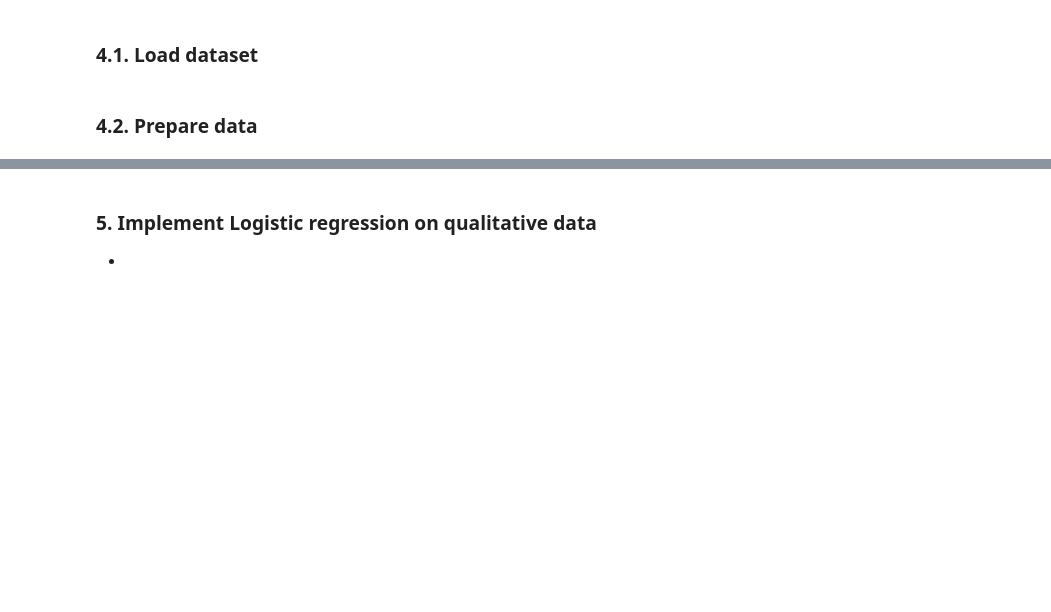
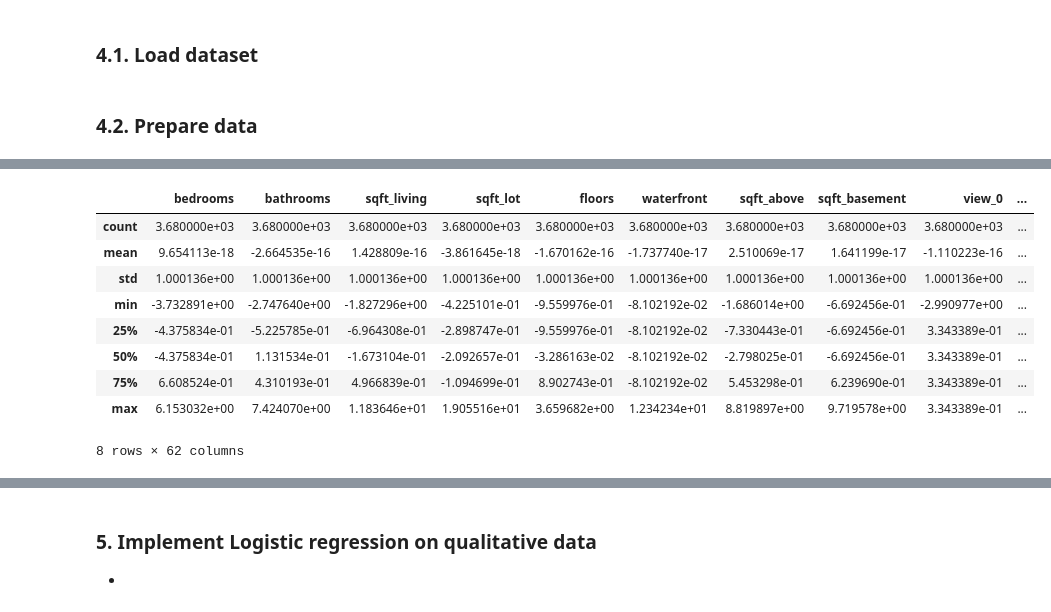
Before and after one commit to TeaKatz/AI_Training, a Jupyter notebook: 07_Implement_Linear&Logistic_Regression.ipynb, the cells around one changed output, grey strips where cells are left out. Saved outputs shown, nothing was run; the diff lists cells and outputs as text; code cells hidden in the pictures; blank space fills up the shorter version.

```diff
--- a/07_Implement_Linear&Logistic_Regression.ipynb
+++ b/07_Implement_Linear&Logistic_Regression.ipynb
@@ -139,11 +163,23 @@ print(f"test_y: {test_y.shape}")
 from sklearn.preprocessing import StandardScaler
 # %%
 # Normalize all features to be in range [0, 1] for training set
-scaler = StandardScaler()
-scaler.fit(train_x)
+scaler_x = StandardScaler()
 
-train_x_scaled = scaler.transform(train_x)
+scaler_x.fit(train_x)
+
+train_x_scaled = scaler_x.transform(train_x)
 train_x_scaled = pd.DataFrame(train_x_scaled, columns=train_x.columns)
 train_x_scaled.describe()
+# %% [output]
+|  | bedrooms | bathrooms | sqft_living | sqft_lot | floors | waterfront | sqft_above | sqft_basement | view_0 | ... |
+| count | 3.680000e+03 | 3.680000e+03 | 3.680000e+03 | 3.680000e+03 | 3.680000e+03 | 3.680000e+03 | 3.680000e+03 | 3.680000e+03 | 3.680000e+03 | ... |
+| mean | 9.654113e-18 | -2.664535e-16 | 1.428809e-16 | -3.861645e-18 | -1.670162e-16 | -1.737740e-17 | 2.510069e-17 | 1.641199e-17 | -1.110223e-16 | ... |
+| std | 1.000136e+00 | 1.000136e+00 | 1.000136e+00 | 1.000136e+00 | 1.000136e+00 | 1.000136e+00 | 1.000136e+00 | 1.000136e+00 | 1.000136e+00 | ... |
+| min | -3.732891e+00 | -2.747640e+00 | -1.827296e+00 | -4.225101e-01 | -9.559976e-01 | -8.102192e-02 | -1.686014e+00 | -6.692456e-01 | -2.990977e+00 | ... |
+| 25% | -4.375834e-01 | -5.225785e-01 | -6.964308e-01 | -2.898747e-01 | -9.559976e-01 | -8.102192e-02 | -7.330443e-01 | -6.692456e-01 | 3.343389e-01 | ... |
+| 50% | -4.375834e-01 | 1.131534e-01 | -1.673104e-01 | -2.092657e-01 | -3.286163e-02 | -8.102192e-02 | -2.798025e-01 | -6.692456e-01 | 3.343389e-01 | ... |
+| 75% | 6.608524e-01 | 4.310193e-01 | 4.966839e-01 | -1.094699e-01 | 8.902743e-01 | -8.102192e-02 | 5.453298e-01 | 6.239690e-01 | 3.343389e-01 | ... |
+| max | 6.153032e+00 | 7.424070e+00 | 1.183646e+01 | 1.905516e+01 | 3.659682e+00 | 1.234234e+01 | 8.819897e+00 | 9.719578e+00 | 3.343389e-01 | ... |
+8 rows × 62 columns
 # %%
 # Normalize all features to be in range [0, 1] for test set
```
Also changed, not shown: parts of 31 cells of this notebook, 3 other files.
